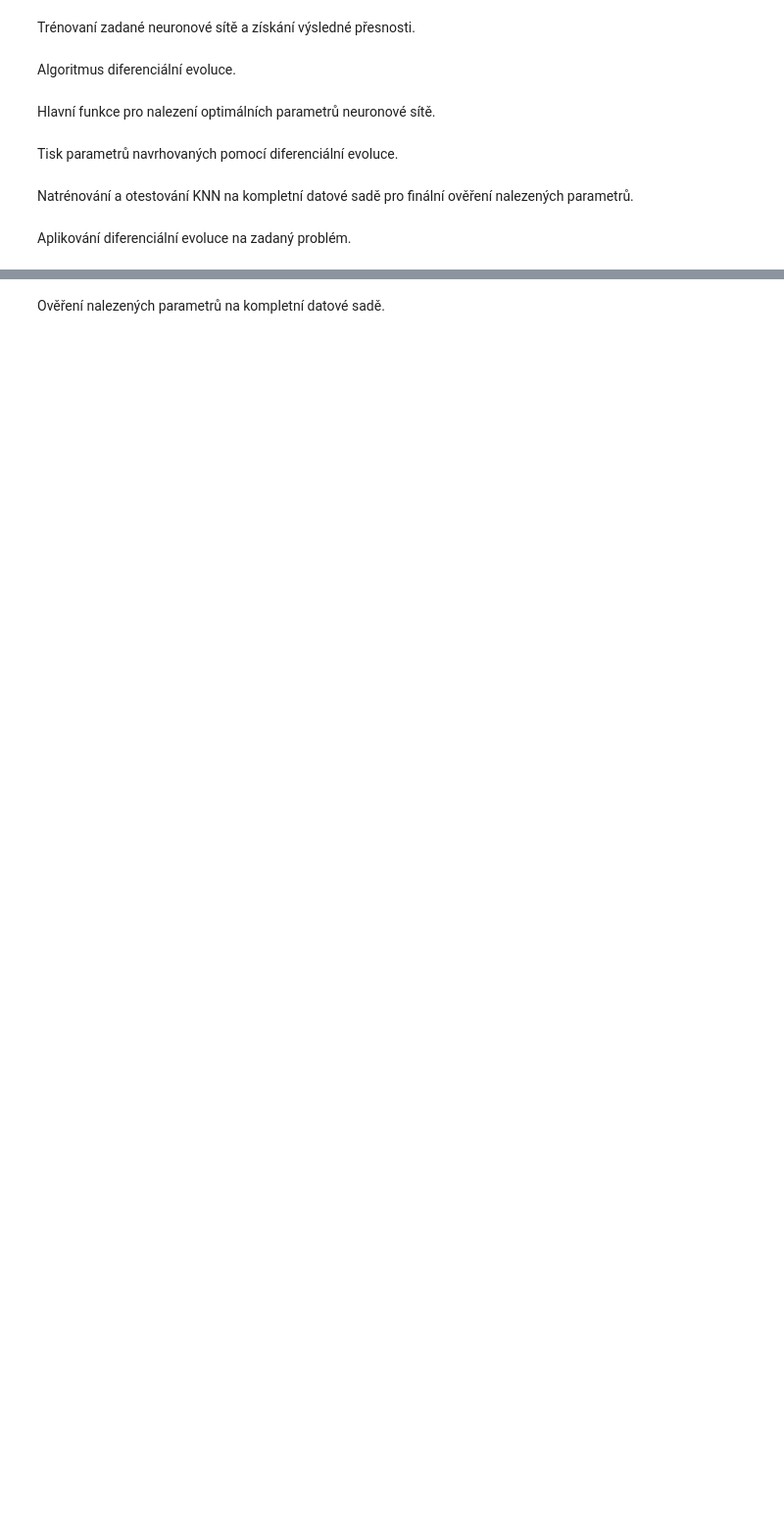
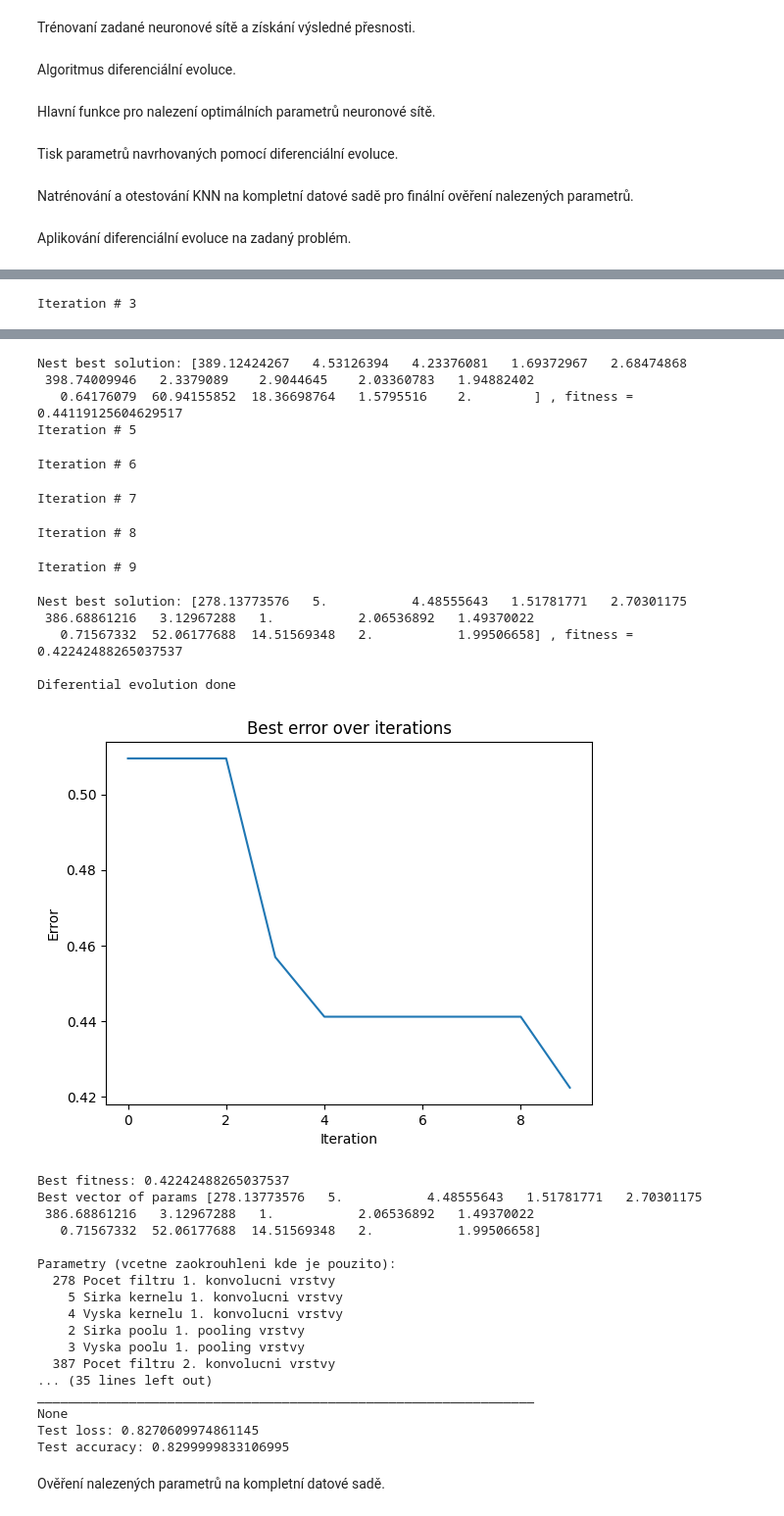
Before and after one commit to simon-smida/ML-learning, a Jupyter notebook: Copy_of_EVO_Lab_4.ipynb, the cells around one changed output, grey strips where cells are left out. Shown: that part at 98% size. Cells and saved outputs as stored; diff of their text form; code cells hidden in the pictures; blank space fills up the shorter version.

```diff
--- a/Copy_of_EVO_Lab_4.ipynb
+++ b/Copy_of_EVO_Lab_4.ipynb
@@ -285,7 +280,7 @@ class DE():
         dims = len(target)
 
         # TODO provedeni mutace
-        mutated = [0.0] * 15
+        mutated = r1 + self.F * (r2 - r3)
 
         # Zajisteni hranicnich hodnot
         mutated = [clip(mutated[i], self.bounds[i, 0], self.bounds[i, 1]) for i in range(len(self.bounds))]
@@ -460,24 +455,25 @@ def full_train_and_evaluate(params):
 # %% [markdown]
 Aplikování diferenciální evoluce na zadaný problém.
 # %%
-params = find_params(generations = 5,  # Pocet iteraci
-                     pop_size = 5,  # Velikost populace (minimum je 4)
-                     cr = 0.1,  # Pravdepodobnost krizeni [0; 1]
-                     F = 0.9,  # Koeficient F [0; 1]
+params = find_params(generations = 10,  # Pocet iteraci
+                     pop_size = 7,  # Velikost populace (minimum je 4)
+                     cr = 0.9,  # Pravdepodobnost krizeni [0; 1]
+                     F = 0.8,  # Koeficient F [0; 1]
                      train_size = 200,  # Pocet vzorku pouzitych k trenovani
                      test_size = 100,  # Pocet vzorku pouzitych k testovani reseni
-                     bounds = asarray([(1, 1024),  # Pocet filtru 1. konvolucni vrstvy
+                     bounds = asarray([(1, 512),  # Pocet filtru 1. konvolucni vrstvy
                                        (1, 5),     # Sirka kernelu 1. konvolucni vrstvy
                                        (1, 5),     # Vyska kernelu 1. konvolucni vrstvy
                                        (1, 5),     # Sirka poolu 1. pooling vrstvy
                                        (1, 5),     # Vyska poolu 1. pooling vrstvy
-                                       (1, 1024),  # Pocet filtru 2. skryte vrstvy
+                                       (1, 512),  # Pocet filtru 2. skryte vrstvy
                                        (1, 5),     # Sirka kernelu 2. konvolucni vrstvy
                                        (1, 5),     # Vyska kernelu 2. konvolucni vrstvy
                                        (1, 5),     # Sirka poolu 2. pooling vrstvy
                                        (1, 5),     # Vyska poolu 2. pooling vrstvy
-                                       (0, 0.9),   # Dropout rate [0; 1)
-                                       (20, 200),  # Velikost mini-batche
-                                       (1, 5),     # Pocet epoch
+                                       (0.3, 0.9),   # Dropout rate [0; 1)
+                                       (20, 100),  # Velikost mini-batche
+                                       (1, 40),     # Pocet epoch
                                        (0, 2),     # Trpelivost pro vcasne ukonceni trenovani
                                        (1, 2)]))   # Pocet vrstev neuronove site
+# %% [output]
@@ -483,0 +494 @@ params = find_params(generations = 5,  # Pocet iteraci
+Iteration # 3
@@ -484,3 +499,34 @@ params = find_params(generations = 5,  # Pocet iteraci
+Nest best solution: [389.12424267   4.53126394   4.23376081   1.69372967   2.68474868
+ 398.74009946   2.3379089    2.9044645    2.03360783   1.94882402
+   0.64176079  60.94155852  18.36698764   1.5795516    2.        ] , fitness = 0.44119125604629517
+Iteration # 5
+Iteration # 6
+Iteration # 7
+Iteration # 8
+Iteration # 9
+Nest best solution: [278.13773576   5.           4.48555643   1.51781771   2.70301175
+ 386.68861216   3.12967288   1.           2.06536892   1.49370022
+   0.71567332  52.06177688  14.51569348   2.           1.99506658] , fitness = 0.42242488265037537
+
+Diferential evolution done
+[figure, added]
+Best fitness: 0.42242488265037537
+Best vector of params [278.13773576   5.           4.48555643   1.51781771   2.70301175
+ 386.68861216   3.12967288   1.           2.06536892   1.49370022
+   0.71567332  52.06177688  14.51569348   2.           1.99506658]
+
+Parametry (vcetne zaokrouhleni kde je pouzito):
+  278 Pocet filtru 1. konvolucni vrstvy
+    5 Sirka kernelu 1. konvolucni vrstvy
+    4 Vyska kernelu 1. konvolucni vrstvy
+    2 Sirka poolu 1. pooling vrstvy
+    3 Vyska poolu 1. pooling vrstvy
+  387 Pocet filtru 2. konvolucni vrstvy
+... (35 lines left out)
+_________________________________________________________________
+None
+Test loss: 0.8270609974861145
+Test accuracy: 0.8299999833106995
 # %% [markdown]
 Ověření nalezených parametrů na kompletní datové sadě.
 # %%
```
Also changed, not shown: parts of 3 cells of this notebook.
